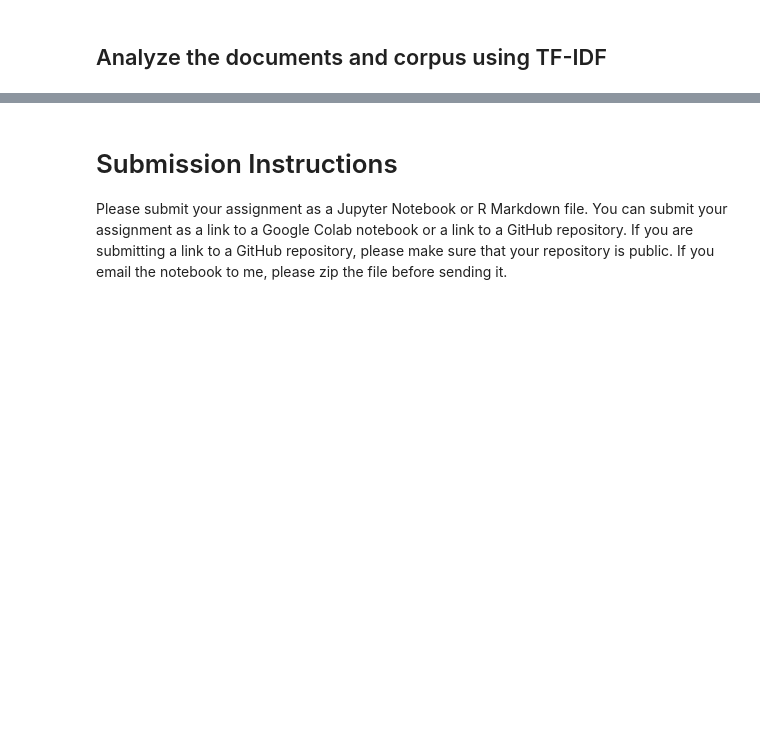
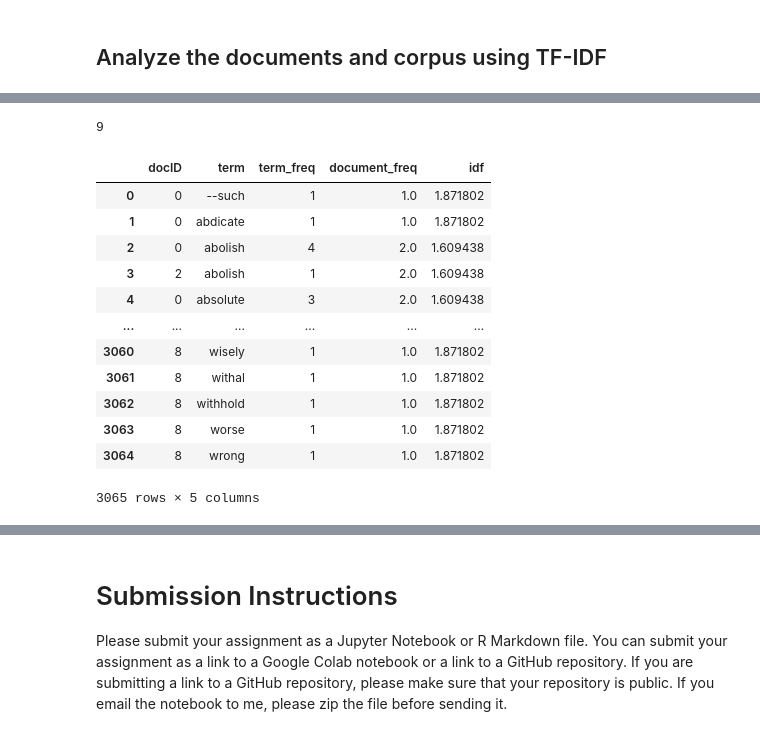
Before and after one commit to JamesMTucker/DATA_340_NLP, a Jupyter notebook: assignment_notebooks/Webscraping.ipynb, the cells around one changed output, grey strips where cells are left out. Drawn from its saved outputs; the diff is of its cells as text; code cells hidden in the pictures; blank space fills up the shorter version.

```diff
--- a/assignment_notebooks/Webscraping.ipynb
+++ b/assignment_notebooks/Webscraping.ipynb
@@ -184,0 +329,12 @@ You can use the `nltk` library to remove stop words. You can also use the `nltk`
+# %%
+## Your code here
+
+# First calculate the term frequency for each document
+term_freq = (corpus_tokens
+             .groupby(['docID', 'no_stopwords'])
+             .agg({'no_stopwords': 'count'})
+             .rename(columns={'no_stopwords': 'term_freq'})
+             .reset_index()
+             .rename(columns={'no_stopwords': 'term'})
+)
+term_freq
@@ -184,0 +384,23 @@ You can use the `nltk` library to remove stop words. You can also use the `nltk`
+# %%
+n_docs_in_corpus = len(corpus)
+n_docs_in_corpus
+# %% [output]
+9
+# %%
+import numpy as np
+term_freq['idf'] = np.log((1 + n_docs_in_corpus / (1 + term_freq['document_freq']) + 1))
+term_freq
+# %% [output]
+|  | docID | term | term_freq | document_freq | idf |
+| 0 | 0 | --such | 1 | 1.0 | 1.871802 |
+| 1 | 0 | abdicate | 1 | 1.0 | 1.871802 |
+| 2 | 0 | abolish | 4 | 2.0 | 1.609438 |
+| 3 | 2 | abolish | 1 | 2.0 | 1.609438 |
+| 4 | 0 | absolute | 3 | 2.0 | 1.609438 |
+| ... | ... | ... | ... | ... | ... |
+| 3060 | 8 | wisely | 1 | 1.0 | 1.871802 |
+| 3061 | 8 | withal | 1 | 1.0 | 1.871802 |
+| 3062 | 8 | withhold | 1 | 1.0 | 1.871802 |
+| 3063 | 8 | worse | 1 | 1.0 | 1.871802 |
+| 3064 | 8 | wrong | 1 | 1.0 | 1.871802 |
+3065 rows × 5 columns
```
Also changed, not shown: parts of 26 cells of this notebook, 1 other file.
